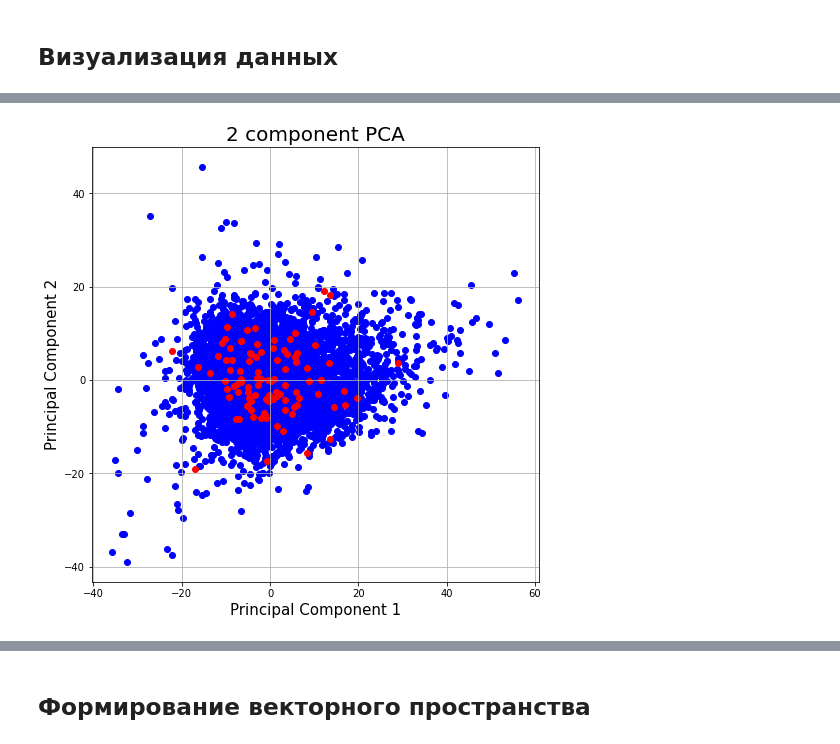
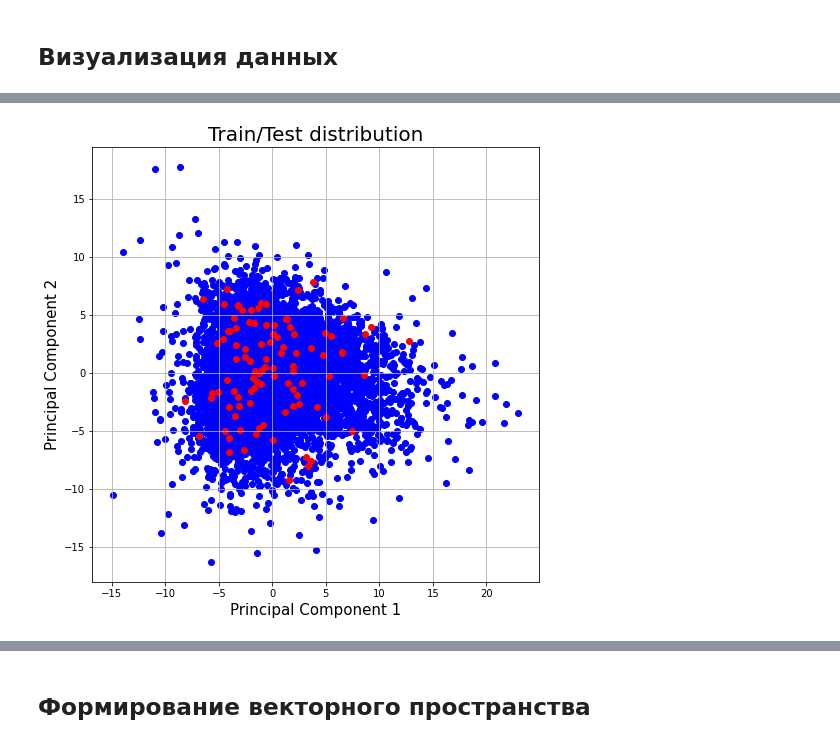
Before and after one commit to obi-1-konobe/music_similarity, a Jupyter notebook: notebooks/Baseline.ipynb, the cells around one changed output, grey strips where cells are left out. Cells and saved outputs as stored; diff of their text form; code cells hidden in the pictures.

```diff
--- a/notebooks/Baseline.ipynb
+++ b/notebooks/Baseline.ipynb
@@ -54,3 +26,0 @@ while len(test_idx) < 100:
-# %%
-df_test = df.loc[test_idx]
-df_test
@@ -71,3 +26,0 @@ df_test
-# %%
-df_train = df.loc[list(set(df.index.values) - set(test_idx))]
-df_train
@@ -97,8 +27,11 @@ df_test.to_csv('../data/csv/test.csv')
+# %%
+df_train = df_train.drop(df_train.columns[1:553], axis=1)
+df_test = df_test.drop(df_test.columns[1:553], axis=1)
 # %% [markdown]
 ## Визуализация данных
 # %%
-features_train = df_train.drop(['track'], 1)
-features_test = df_test.drop(['track'], 1)
+features_train = df_train.drop(['file'], 1)
+features_test = df_test.drop(['file'], 1)
 # %%
 scaler = StandardScaler()
 scaler.fit(features_train)
@@ -116,16 +49,16 @@ array([0.25335772, 0.13107885])
 # %%
 fig = plt.figure(figsize = (8,8))
 
 ax = fig.add_subplot(1,1,1)
 ax.set_xlabel('Principal Component 1', fontsize = 15)
 ax.set_ylabel('Principal Component 2', fontsize = 15)
-ax.set_title('2 component PCA', fontsize = 20)
+ax.set_title('Train/Test distribution', fontsize = 20)
 
 ax.scatter(X_train_viz[:, 0], X_train_viz[:, 1], c='b')
 ax.scatter(X_test_viz[:, 0], X_test_viz[:, 1], c='r')
 ax.grid()
 # %% [output]
-[figure, old version]
+[figure, new version]
 # %%
 pca_viz_3 = PCA(n_components=3)
 pca_viz_3.fit(X_train)
```
Also changed, not shown: parts of 67 cells of this notebook, 9 other files.
